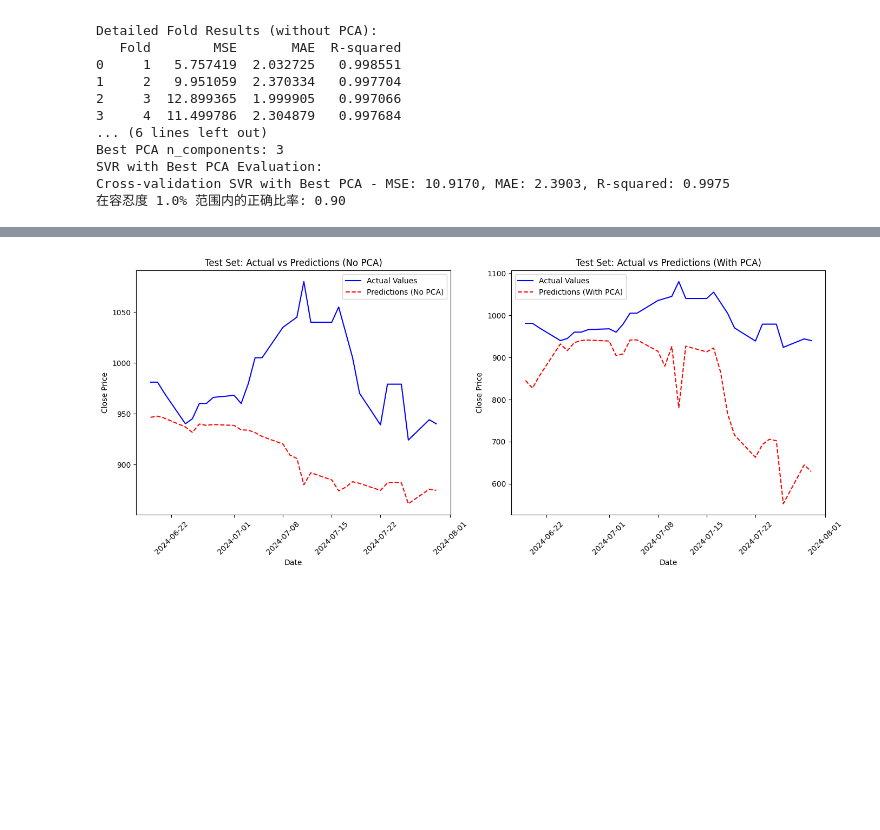
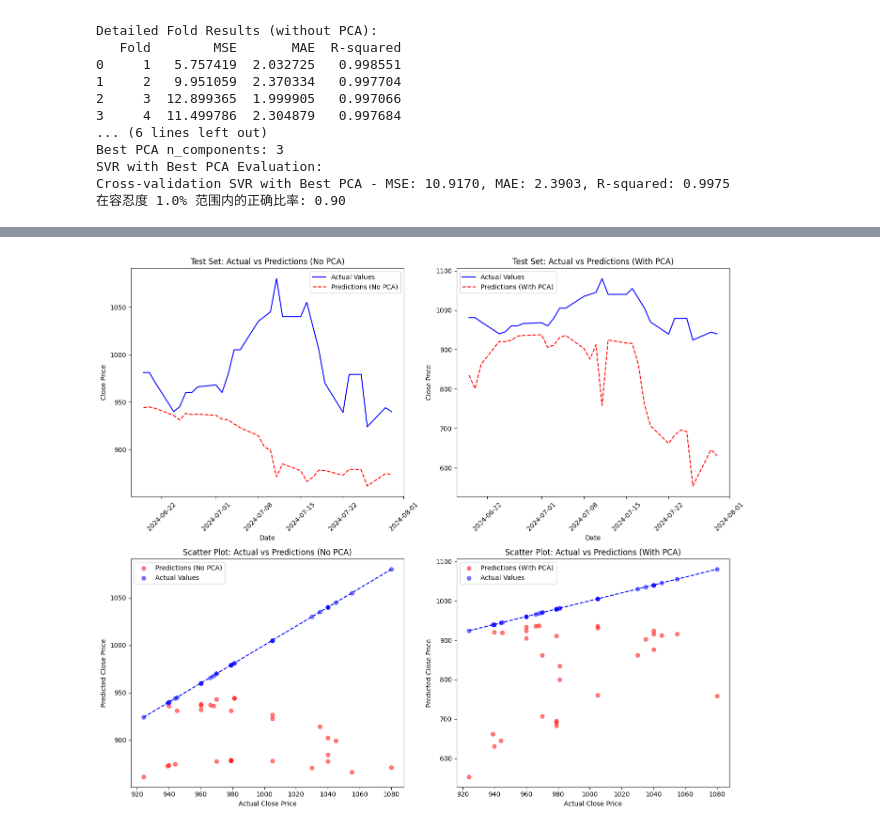
Before and after one commit to LariHong/stock_project, a Jupyter notebook: test.ipynb, the cells around one changed output, grey strips where cells are left out. Saved outputs shown, nothing was run; the diff lists cells and outputs as text; code cells hidden in the pictures; blank space fills up the shorter version.

```diff
--- a/test.ipynb
+++ b/test.ipynb
@@ -1408,41 +1432,28 @@ NameError: name 'selected_fea' is not defined
+# %%
+test_data=pd.read_csv("2330.csv")
+test_data
 # %%
-test_data=pd.read_csv("test.csv")
-t_x=test_data[selected_fea].values
-t_y=test_data['Close']
+def evaluate_model(y_true, y_pred, label):
+    mse = mean_squared_error(y_true, y_pred)
+    mae = mean_absolute_error(y_true, y_pred)
+    r2 = r2_score(y_true, y_pred)
+    print(f"{label} - MSE: {mse:.4f}, MAE: {mae:.4f}, R-squared: {r2:.4f}")
 
-predictions_no_pca = svr_model_no_pca.predict(t_x)
-evaluate_model(t_y, predictions_no_pca, "svr_model_no_pca")
-# 使用最佳 PCA 模型进行预测
-if best_pca:
-    # 使用 PCA 进行转换
-    t_x_pca = best_pca.transform(t_x)
-    predictions_with_pca = svr_model_with_pca.predict(t_x_pca)
-    evaluate_model(t_y, predictions_with_pca, "svr_model_with_pca")
-else:
-    predictions_with_pca = np.nan  # 如果没有 PCA 模型，设置为 NaN
+    tolerance_percentage = 0.01  # 1%
+    tolerance_threshold = tolerance_percentage * np.abs(y_true)
+    absolute_errors = np.abs(y_pred - y_true)
+    correct_within_tolerance = np.mean(absolute_errors <= tolerance_threshold)
+    print(f'在容忍度 {tolerance_percentage*100}% 範圍內的正確比率: {correct_within_tolerance:.2f}')
 
 def t_plot_predictions_vs_actuals(test_data, t_y, predictions_no_pca, predictions_with_pca=None):
-    """
-    绘制测试集的实际值与预测值的折线图。
-
-    Parameters:
-    - test_data: 包含 'Date' 列的 DataFrame
-    - t_y: 测试集的实际值
-    - predictions_no_pca: 使用没有 PCA 的模型的预测值
-    - predictions_with_pca: 使用 PCA 的模型的预测值 (可选)
-    """
-
-    # 确保 'Date' 列是日期类型
     if not pd.api.types.is_datetime64_any_dtype(test_data['Date']):
         test_data['Date'] = pd.to_datetime(test_data['Date'])
 
-    # 获取测试集的实际日期
     test_dates = test_data['Date']
 
-    # 绘制实际值与没有 PCA 的预测值
-    plt.figure(figsize=(14, 6))
+    plt.figure(figsize=(14, 12))
 
-    plt.subplot(1, 2, 1)
+    plt.subplot(2, 2, 1)
     plt.plot(test_dates, t_y, label='Actual Values', color='blue')
     plt.plot(test_dates, predictions_no_pca, label='Predictions (No PCA)', color='red', linestyle='--')
     plt.xlabel('Date')
@@ -1451,9 +1462,8 @@ def t_plot_predictions_vs_actuals(test_data, t_y, predictions_no_pca, prediction
     plt.legend()
     plt.xticks(rotation=45)
 
-    # 绘制实际值与使用 PCA 的预测值（如果有）
     if predictions_with_pca is not None:
-        plt.subplot(1, 2, 2)
+        plt.subplot(2, 2, 2)
         plt.plot(test_dates, t_y, label='Actual Values', color='blue')
         plt.plot(test_dates, predictions_with_pca, label='Predictions (With PCA)', color='red', linestyle='--')
         plt.xlabel('Date')
@@ -1462,25 +1472,43 @@ def t_plot_predictions_vs_actuals(test_data, t_y, predictions_no_pca, prediction
         plt.legend()
         plt.xticks(rotation=45)
 
+    # 新增散佈圖
+    plt.subplot(2, 2, 3)
+    plt.scatter(t_y, predictions_no_pca, color='red', alpha=0.5, label='Predictions (No PCA)')
+    plt.scatter(t_y, t_y, color='blue', alpha=0.5, label='Actual Values')
+    plt.xlabel('Actual Close Price')
+    plt.ylabel('Predicted Close Price')
+    plt.title('Scatter Plot: Actual vs Predictions (No PCA)')
+    plt.plot([min(t_y), max(t_y)], [min(t_y), max(t_y)], color='blue', linestyle='--')
+    plt.legend()
+
+    if predictions_with_pca is not None:
+        plt.subplot(2, 2, 4)
+        plt.scatter(t_y, predictions_with_pca, color='red', alpha=0.5, label='Predictions (With PCA)')
+        plt.scatter(t_y, t_y, color='blue', alpha=0.5, label='Actual Values')
+        plt.xlabel('Actual Close Price')
+        plt.ylabel('Predicted Close Price')
+        plt.title('Scatter Plot: Actual vs Predictions (With PCA)')
+        plt.plot([min(t_y), max(t_y)], [min(t_y), max(t_y)], color='blue', linestyle='--')
+        plt.legend()
+
     plt.tight_layout()
     plt.show()
 
-def evaluate_model(y_true, y_pred, label):
-    mse = mean_squared_error(y_true, y_pred)
-    mae = mean_absolute_error(y_true, y_pred)
-    r2 = r2_score(y_true, y_pred)
-    print(f"{label} - MSE: {mse:.4f}, MAE: {mae:.4f}, R-squared: {r2:.4f}")
+# Example usage:
+test_data = pd.read_csv("2330.csv")
+t_x = test_data[selected_fea].values
+t_y = test_data['Close'].values
 
-    tolerance_percentage = 0.01  # 1%
-    # 计算容忍度阈值
-    tolerance_threshold = tolerance_percentage * np.abs(y_true)
+predictions_no_pca = svr_model_no_pca.predict(t_x)
+evaluate_model(t_y, predictions_no_pca, "svr_model_no_pca")
 
-    # 计算绝对误差
-    absolute_errors = np.abs(y_pred - y_true)
+if best_pca:
+    t_x_pca = best_pca.transform(t_x)
+    predictions_with_pca = svr_model_with_pca.predict(t_x_pca)
+    evaluate_model(t_y, predictions_with_pca, "svr_model_with_pca")
+else:
+    predictions_with_pca = np.nan
 
-    # 计算在容忍度范围内的正确比率
-    correct_within_tolerance = np.mean(absolute_errors <= tolerance_threshold)
-    print(f'在容忍度 {tolerance_percentage*100}% 范围内的正确比率: {correct_within_tolerance:.2f}')
-# 绘制结果
 t_plot_predictions_vs_actuals(test_data, t_y, predictions_no_pca, predictions_with_pca)
 # %% [output]
@@ -1491,4 +1519,4 @@ svr_model_with_pca - MSE: 34902.9999, MAE: 153.8439, R-squared: -20.6567
-[figure, old version]
+[figure, new version]
 # %%
 import numpy as np
 import pandas as pd
```
Also changed, not shown: parts of 10 cells of this notebook, 18 other files.
